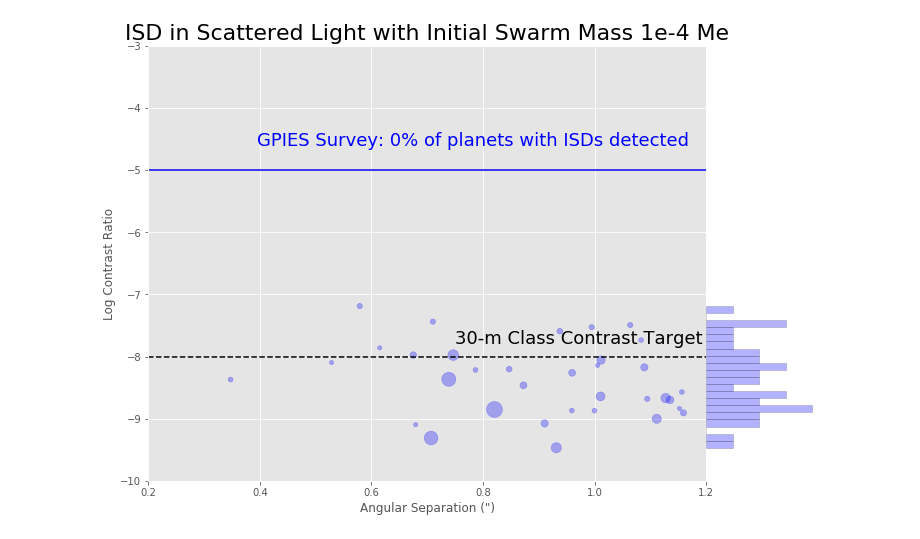
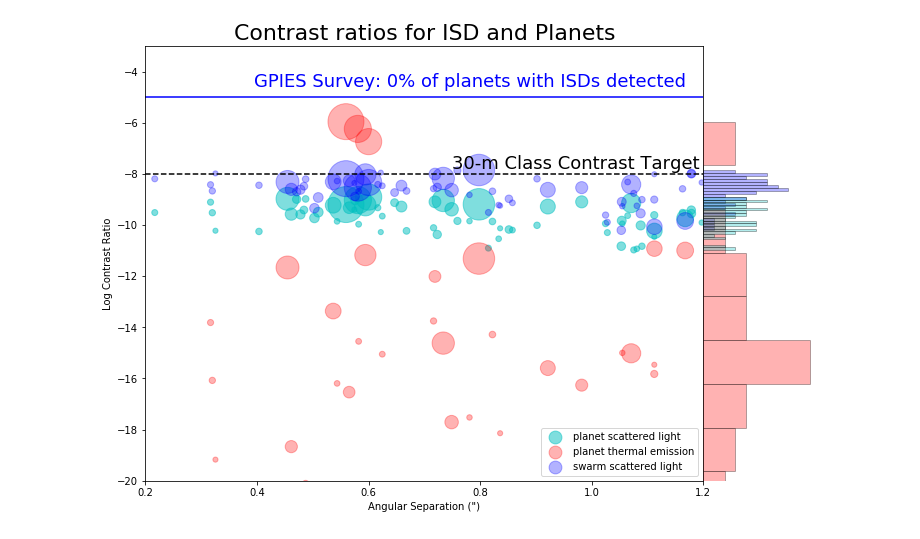
Before and after one commit to LoicNassif/CE-Irregular-Satellites, a Jupyter notebook: src/sampling-Copy2.ipynb, the cells around one changed output. Cells and saved outputs as stored; diff of their text form; code cells hidden in the pictures.

```diff
--- a/src/sampling-Copy2.ipynb
+++ b/src/sampling-Copy2.ipynb
@@ -25,6 +26,7 @@ Mmoon = 7.35e22
 Mjup = 1.898e27
 Rjup = 7.1492e7
 AU = 1.496e11
+Rearth = 6.3781e6
 Mearth = 5.972e24
 pc = 3.086e16
 Msun = 1.989e30
@@ -172,10 +237,10 @@ ax.set_xscale('log')
 # %%
-def sample(Mstar, Lstar, Tstar, dpl, apl, Mpl, age):
+def sample(Mstar, Lstar, Tstar, dpl, apl, Mpl, Rpl, age):
     if apl == None:
         return None, None, None, None
 
     Dc = loguniform(1e5, 1e6) # m
-    Mtot = 1e-4*Mearth#loguniform(0.2, 2)*Mearth#loguniform(1e-4, 1)*Mearth
+    Mtot = 1e-4*Mearth
     rho = 1000 # kg/m^3
     eta = 0.5 # eta
     Q = loguniform(0.05, 0.5) # Q_bd = [0, 0.8]
@@ -203,21 +268,19 @@ def sample(Mstar, Lstar, Tstar, dpl, apl, Mpl, age):
     F_star = Fstar(Lstar, B_nu, Tstar, apl)
 
     # Planet Emissions
-    index = data.find_time_index(age)
-    if (index > -1):
-        T_plt = lum_to_temp(data.lumin[index], data.radii[index])
-        B_nu_plt = swarm.computeBmu(np.array([lamb]), T_plt)
-        F_plt = Fstar(data.lumin[index], B_nu_plt, T_plt, apl)
-        F_scat = Fscat(F_star, data.radii[index], g, Q, apl)
-        #F_scat = contrast_scat(pi*data.radii[index]**2, g, Q, apl)
-    else:
+    thermal_plt_cr = get_planet_thermal(age, Mtot, Mstar, Lstar, Tstar, dpl, apl, Mpl, Dt, Dmax, eta)
+    if (thermal_plt_cr is None):
         return None, None, None, None
 
-    return swarm_contrast, F_plt / F_star, F_scat / F_star, a_opt
+    # Planet Scattered Light
+    plt_contrast = contrast_scat(pi*Rpl**2, 1., 0.5, apl)
+
+    return swarm_contrast, thermal_plt_cr, plt_contrast, a_opt
 # %%
 CR_swarm_list = np.zeros(N); CR_plt_thermal = np.zeros(N); CR_plt_scat = np.zeros(N); a_opt_list = np.zeros(N)
 for i in range(N):
     CR_swarm_list[i], CR_plt_thermal[i], CR_plt_scat[i], a_opt_list[i] = sample(Mstar_list[i], Lstar_list[i], Tstar_list[i],
-                                                                 d_list[i], a_pl_list[i], Mpl_list[i], age_list[i])
+                                                                 d_list[i], a_pl_list[i], Mpl_list[i], Rpl_list[i]*Rearth, age_list[i])
+    print("{0:.3e}".format(i/N))
     d_list[i] = d_list[i] / pc
     a_pl_list[i] = a_pl_list[i] / AU
@@ -225,44 +310,50 @@ for i in range(N):
 mask = (~np.isnan(CR_swarm_list)) & (a_pl_list/d_list > 0.2) & (a_pl_list/d_list < 1.2)
 mask2 = (~np.isnan(CR_plt_thermal)) & (a_pl_list/d_list > 0.2) & (a_pl_list/d_list < 1.2)
 cm = plt.cm.get_cmap('RdYlBu')
+
+#print(CR_plt_thermal)
 
 contrast = np.ones(1000)*1.e-5
 contrastsep = np.linspace(0, 1.2, 1000)
 
 sep = a_pl_list[mask]/d_list[mask]
 sep2 = a_pl_list[mask2]/d_list[mask2]
 logCR = np.log10(CR_swarm_list[mask])
 logCR2 = np.log10(CR_plt_thermal[mask2])
+logCR3 = np.log10(CR_plt_scat[mask])
 Mpltcut = Mpl_list[mask]
 
 idxs = np.searchsorted(contrastsep, sep)
 detectable = np.log10(np.array(contrast)[idxs]) < logCR
+#detectable2 = np.log10(np.array(contrast)[idxs]) < logCR2
 
 #print(CR_plt_thermal)
 
 fig, axarr = plt.subplots(figsize=(12,8), ncols=2, gridspec_kw = {'width_ratios':[5, 1]}, sharey=True)
 #axarr[0].scatter(sep2[detectable2], logCR2[detectable2], c='r', s=400*Mplt2cut/Mearth/318)
 #axarr[0].scatter(sep2[~detectable2], logCR2[~detectable2], c='r', s=400*Mplt2cut/Mearth/318, alpha=0.3)
-#axarr[0].scatter(sep2, logCR2, c='r', s=400*Mpltcut/Mearth/318, alpha=0.3)
-axarr[0].scatter(sep, logCR, c='b', s=400*Mpltcut/Mearth/318, alpha=0.3)
+axarr[0].scatter(sep, logCR3, c='c', s=400*Mpltcut/Mearth/318, alpha=0.5, label="planet scattered light")
+axarr[0].scatter(sep2, logCR2, c='r', s=400*Mpltcut/Mearth/318, alpha=0.3, label="planet thermal emission")
+axarr[0].scatter(sep, logCR, c='b', s=400*Mpltcut/Mearth/318, alpha=0.3, label="swarm scattered light")
 axarr[0].plot(contrastsep, np.log10(contrast), 'b-')
 axarr[0].axhline(-8, color='k', linestyle='--')
 axarr[0].set_xlim([0.2, 1.2])
-axarr[0].set_ylim([-10, -3])
+axarr[0].set_ylim([-20, -3])
 axarr[0].set_xlabel('Angular Separation (")')
 axarr[0].set_ylabel('Log Contrast Ratio')
-axarr[0].set_title('ISD in Scattered Light with Initial Swarm Mass 1e-4 Me', fontsize=22)
+axarr[0].set_title('Contrast ratios for ISD and Planets', fontsize=22)
 axarr[0].text(0.395, -4.6, "GPIES Survey: {0:.0f}% of planets with ISDs detected".format(detectable.sum()/len(sep)*100), color='b', fontsize=18)
 axarr[0].text(0.75, -7.8, "30-m Class Contrast Target", color='k', fontsize=18)
-
+axarr[0].legend(markerscale=0.5)
 
 plt.subplots_adjust(wspace=0)
 axarr[1].set_axis_off()
 
 vals, bins, patches = axarr[1].hist(np.log10(CR_swarm_list[mask]), orientation='horizontal', bins=20, facecolor='b', ec='k', alpha=0.3)
-#vals, bins, patches = axarr[1].hist(np.log10(CR_plt_thermal[mask]), orientation='horizontal', bins=20, facecolor='r', ec='k', alpha=0.3)
+vals, bins, patches = axarr[1].hist(np.log10(CR_plt_thermal[mask]), orientation='horizontal', bins=20, facecolor='r', ec='k', alpha=0.3)
+vals, bins, patches = axarr[1].hist(np.log10(CR_plt_scat[mask]), orientation='horizontal', bins=20, facecolor='c', ec='k', alpha=0.3)
 # %% [output]
-[figure, old version]
+[figure, new version]
 # %%
 mask3 = (~np.isnan(CR_plt_scat)) & (a_pl_list/d_list > 0.2) & (a_pl_list/d_list < 1.2)
 
```
Also changed, not shown: parts of 12 cells of this notebook, 3 other files.
